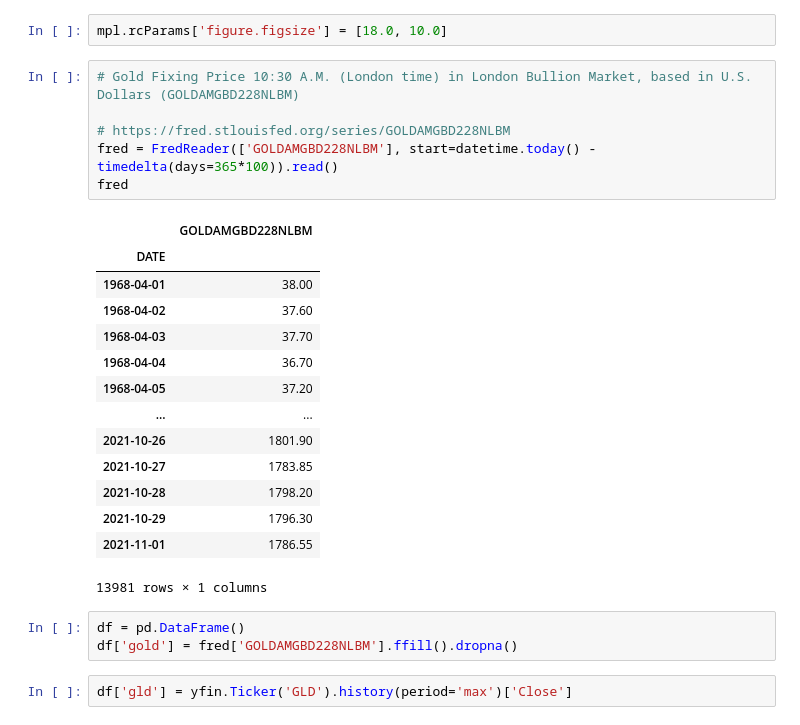
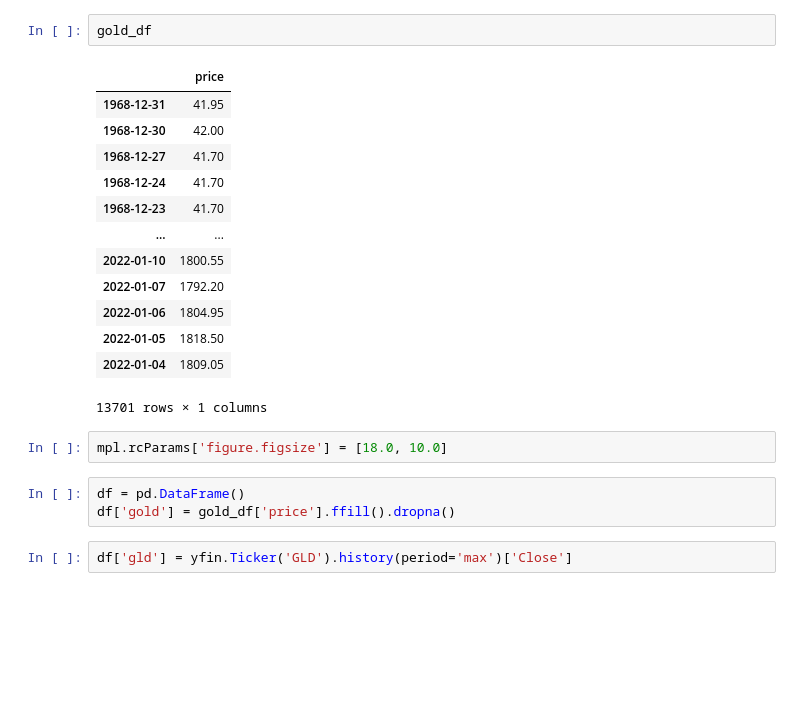
Before and after one commit to rndata/rnd-stuff, a Jupyter notebook: nbooks/gold.ipynb, the cells around one changed output. Cells and saved outputs as stored; diff of their text form; blank space fills up the shorter version.

```diff
--- a/nbooks/gold.ipynb
+++ b/nbooks/gold.ipynb
@@ -11,29 +41,24 @@ import matplotlib as mpl
+# %%
+gold_df
+# %% [output]
+|  | price |
+| 1968-12-31 | 41.95 |
+| 1968-12-30 | 42.00 |
+| 1968-12-27 | 41.70 |
+| 1968-12-24 | 41.70 |
+| 1968-12-23 | 41.70 |
+| ... | ... |
+| 2022-01-10 | 1800.55 |
+| 2022-01-07 | 1792.20 |
+| 2022-01-06 | 1804.95 |
+| 2022-01-05 | 1818.50 |
+| 2022-01-04 | 1809.05 |
+13701 rows × 1 columns
 # %%
 mpl.rcParams['figure.figsize'] = [18.0, 10.0]
-# %%
-# Gold Fixing Price 10:30 A.M. (London time) in London Bullion Market, based in U.S. Dollars (GOLDAMGBD228NLBM)
-
-# https://fred.stlouisfed.org/series/GOLDAMGBD228NLBM
-fred = FredReader(['GOLDAMGBD228NLBM'], start=datetime.today() - timedelta(days=365*100)).read()
-fred
-# %% [output]
-|  | GOLDAMGBD228NLBM |
-| DATE |  |
-| 1968-04-01 | 38.00 |
-| 1968-04-02 | 37.60 |
-| 1968-04-03 | 37.70 |
-| 1968-04-04 | 36.70 |
-| 1968-04-05 | 37.20 |
-| ... | ... |
-| 2021-10-26 | 1801.90 |
-| 2021-10-27 | 1783.85 |
-| 2021-10-28 | 1798.20 |
-| 2021-10-29 | 1796.30 |
-| 2021-11-01 | 1786.55 |
-13981 rows × 1 columns
 # %%
 df = pd.DataFrame()
-df['gold'] = fred['GOLDAMGBD228NLBM'].ffill().dropna()
+df['gold'] = gold_df['price'].ffill().dropna()
 # %%
 df['gld'] = yfin.Ticker('GLD').history(period='max')['Close']
 # %%
```
Also changed, not shown: parts of 8 cells of this notebook, 3 other files.
